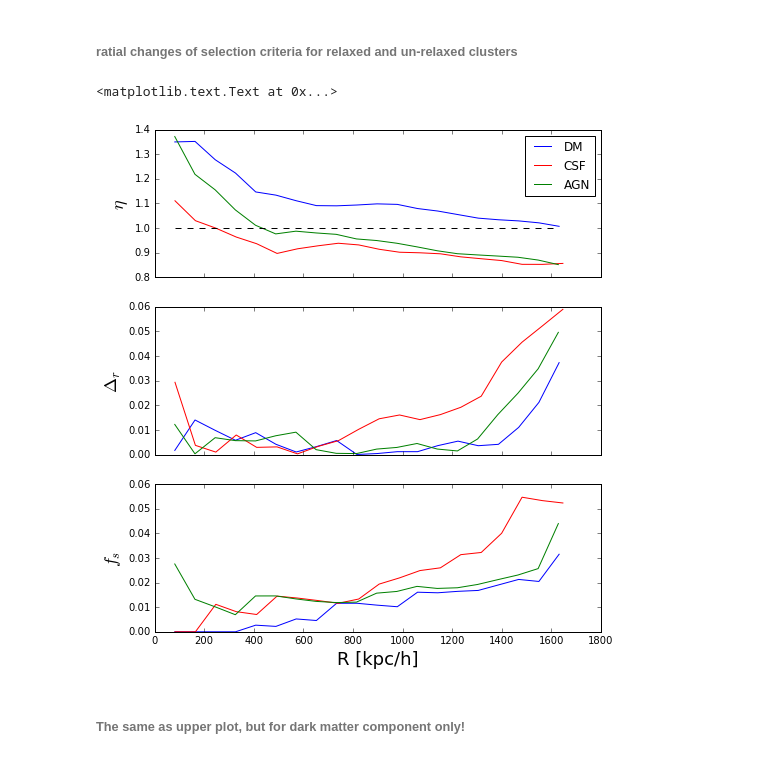
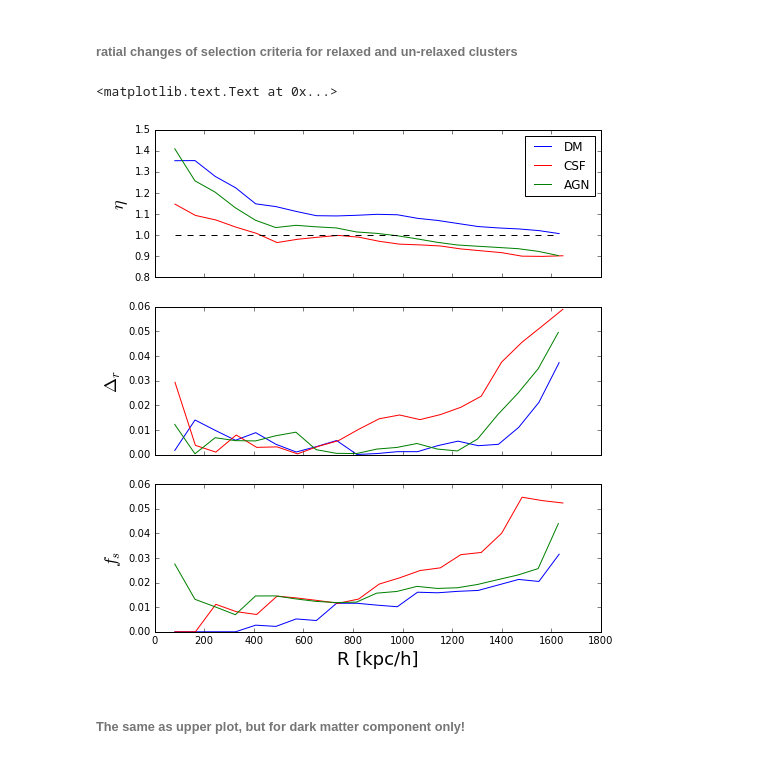
Before and after one commit to ilaudy/notebook, a Jupyter notebook: Single-Cluster.ipynb, the cells around one changed output. Saved outputs shown, nothing was run; the diff lists cells and outputs as text; code cells hidden in the pictures.

```diff
--- a/Single-Cluster.ipynb
+++ b/Single-Cluster.ipynb
@@ -62,24 +62,24 @@ ax3.set_xlabel("R [kpc/h]",fontsize=18)
 # %%
 f4,(ax1, ax2, ax3)=subplots(3, 1,sharex='all')
 f4.set(figwidth=8,figheight=9)
 ax1.plot(dm_s[:,1],(dm_s[:,2]-dm_s[:,4])/-dm_s[:,3],'b-',label="DM") #\eta
-ax1.plot(cs_s[:,1],(cs_s[:,2]-cs_s[:,4]-cs_s[:,5])/-cs_s[:,3],'r-',label="CSF")
-ax1.plot(ag_s[:,1],(ag_s[:,2]-ag_s[:,4]-ag_s[:,5])/-ag_s[:,3],'g-',label="AGN")
+ax1.plot(cs_s[:,1],(cs_s[:,2]+cs_s[:,3]-cs_s[:,5]-cs_s[:,6])/-cs_s[:,4],'r-',label="CSF")
+ax1.plot(ag_s[:,1],(ag_s[:,2]+ag_s[:,3]-ag_s[:,5]-ag_s[:,6])/-ag_s[:,4],'g-',label="AGN")
 ax2.plot(dm_s[:,1],dm_s[:,-3]/dm_s[:,1],'b-',label="DM") #\Delta_r
 ax2.plot(cs_s[:,1],cs_s[:,-3]/cs_s[:,1],'r-',label="CSF")
 ax2.plot(ag_s[:,1],ag_s[:,-3]/ag_s[:,1],'g-',label="AGN")
 ax3.plot(dm_s[:,1],dm_s[:,-2],'b-',label="DM") #fs
 ax3.plot(cs_s[:,1],cs_s[:,-2],'r-',label="CSF")
 ax3.plot(ag_s[:,1],ag_s[:,-2],'g-',label="AGN")
 ax1.plot([dm_s[0,1], dm_s[-1,1]], [1,1], 'k--')
 ax1.set_ylabel(r"$\eta$",fontsize=18)
 ax2.set_ylabel(r"$\Delta_r$",fontsize=18)
 ax1.legend(loc=1,fontsize=12)
 ax3.set_ylabel(r"$f_s$",fontsize=18)
 ax3.set_xlabel("R [kpc/h]",fontsize=18)
 # %% [output]
 <matplotlib.text.Text at 0x...>
-[figure, old version]
+[figure, new version]
 # %%
 #For DM part only! B effects on the DM
 dm_ds=np.loadtxt(path+"RDM/KP_sin-dm-0.txt")
```
Also changed, not shown: parts of 6 cells of this notebook, 2 other files.
